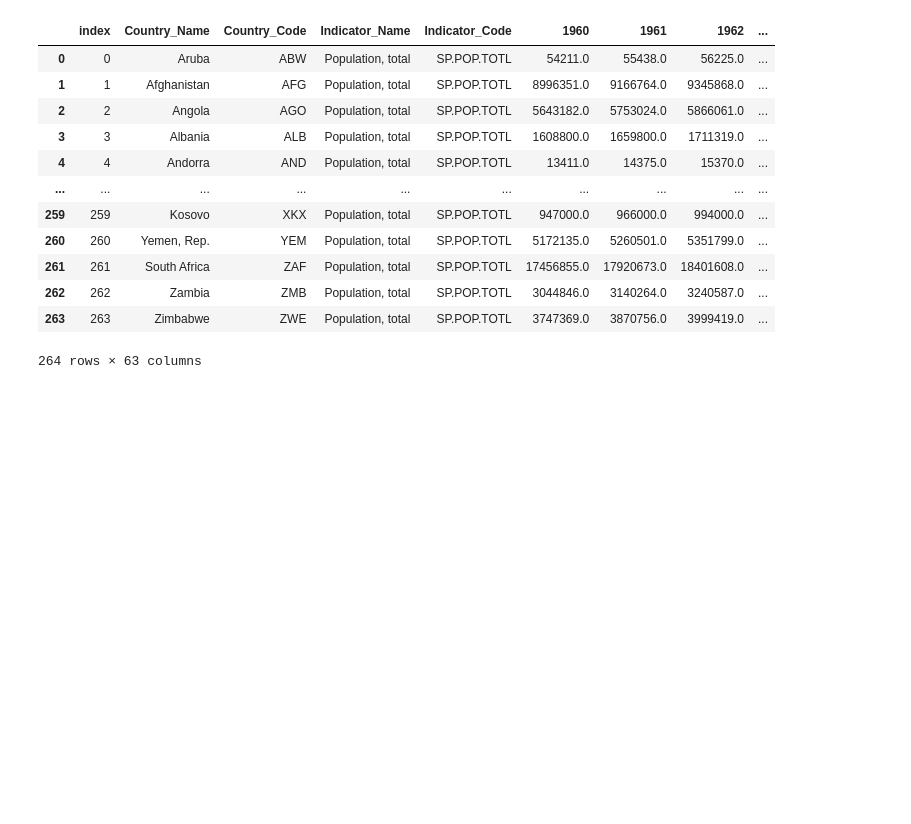
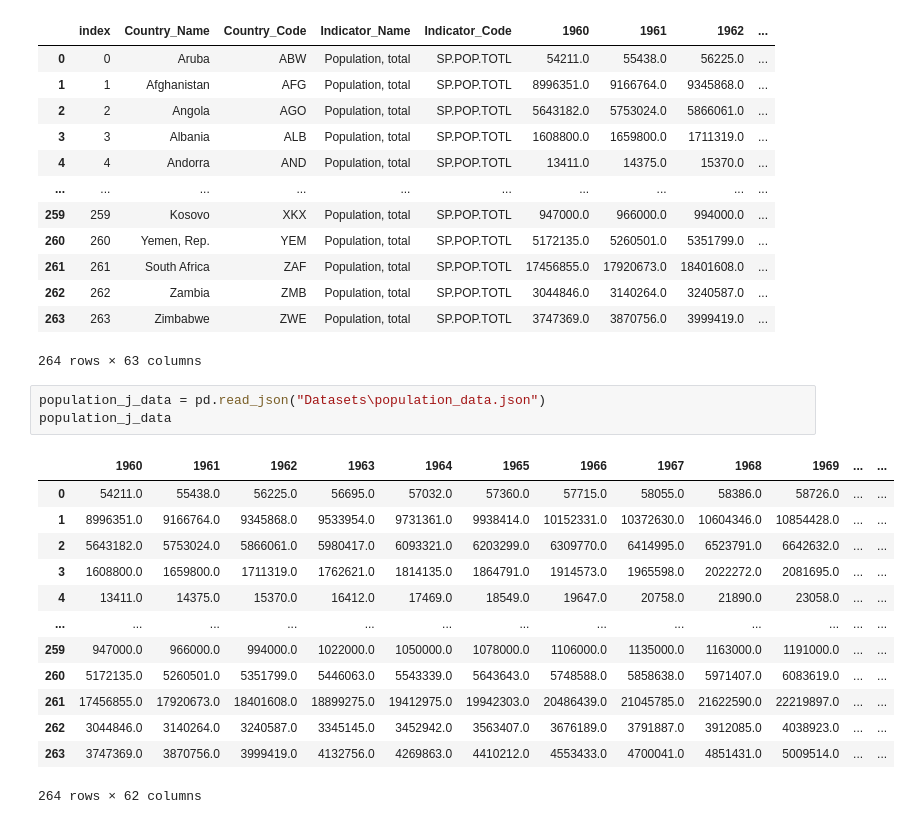
Before and after one commit to ritik-3/ETL_learning, a Jupyter notebook: first.ipynb, the cells around one changed output. Saved outputs shown, nothing was run; the diff lists cells and outputs as text; blank space fills up the shorter version.

```diff
--- a/first.ipynb
+++ b/first.ipynb
@@ -89,3 +89,20 @@ Tables in the database: [('population_data',)]
 | 262 | 262 | Zambia | ZMB | Population, total | SP.POP.TOTL | 3044846.0 | 3140264.0 | 3240587.0 | ... |
 | 263 | 263 | Zimbabwe | ZWE | Population, total | SP.POP.TOTL | 3747369.0 | 3870756.0 | 3999419.0 | ... |
 264 rows × 63 columns
+# %%
+population_j_data = pd.read_json("Datasets\population_data.json")
+population_j_data
+# %% [output]
+|  | 1960 | 1961 | 1962 | 1963 | 1964 | 1965 | 1966 | 1967 | 1968 | 1969 | ... | ... |
+| 0 | 54211.0 | 55438.0 | 56225.0 | 56695.0 | 57032.0 | 57360.0 | 57715.0 | 58055.0 | 58386.0 | 58726.0 | ... | ... |
+| 1 | 8996351.0 | 9166764.0 | 9345868.0 | 9533954.0 | 9731361.0 | 9938414.0 | 10152331.0 | 10372630.0 | 10604346.0 | 10854428.0 | ... | ... |
+| 2 | 5643182.0 | 5753024.0 | 5866061.0 | 5980417.0 | 6093321.0 | 6203299.0 | 6309770.0 | 6414995.0 | 6523791.0 | 6642632.0 | ... | ... |
+| 3 | 1608800.0 | 1659800.0 | 1711319.0 | 1762621.0 | 1814135.0 | 1864791.0 | 1914573.0 | 1965598.0 | 2022272.0 | 2081695.0 | ... | ... |
+| 4 | 13411.0 | 14375.0 | 15370.0 | 16412.0 | 17469.0 | 18549.0 | 19647.0 | 20758.0 | 21890.0 | 23058.0 | ... | ... |
+| ... | ... | ... | ... | ... | ... | ... | ... | ... | ... | ... | ... | ... |
+| 259 | 947000.0 | 966000.0 | 994000.0 | 1022000.0 | 1050000.0 | 1078000.0 | 1106000.0 | 1135000.0 | 1163000.0 | 1191000.0 | ... | ... |
+| 260 | 5172135.0 | 5260501.0 | 5351799.0 | 5446063.0 | 5543339.0 | 5643643.0 | 5748588.0 | 5858638.0 | 5971407.0 | 6083619.0 | ... | ... |
+| 261 | 17456855.0 | 17920673.0 | 18401608.0 | 18899275.0 | 19412975.0 | 19942303.0 | 20486439.0 | 21045785.0 | 21622590.0 | 22219897.0 | ... | ... |
+| 262 | 3044846.0 | 3140264.0 | 3240587.0 | 3345145.0 | 3452942.0 | 3563407.0 | 3676189.0 | 3791887.0 | 3912085.0 | 4038923.0 | ... | ... |
+| 263 | 3747369.0 | 3870756.0 | 3999419.0 | 4132756.0 | 4269863.0 | 4410212.0 | 4553433.0 | 4700041.0 | 4851431.0 | 5009514.0 | ... | ... |
+264 rows × 62 columns
```
Also changed, not shown: 1 other file.
